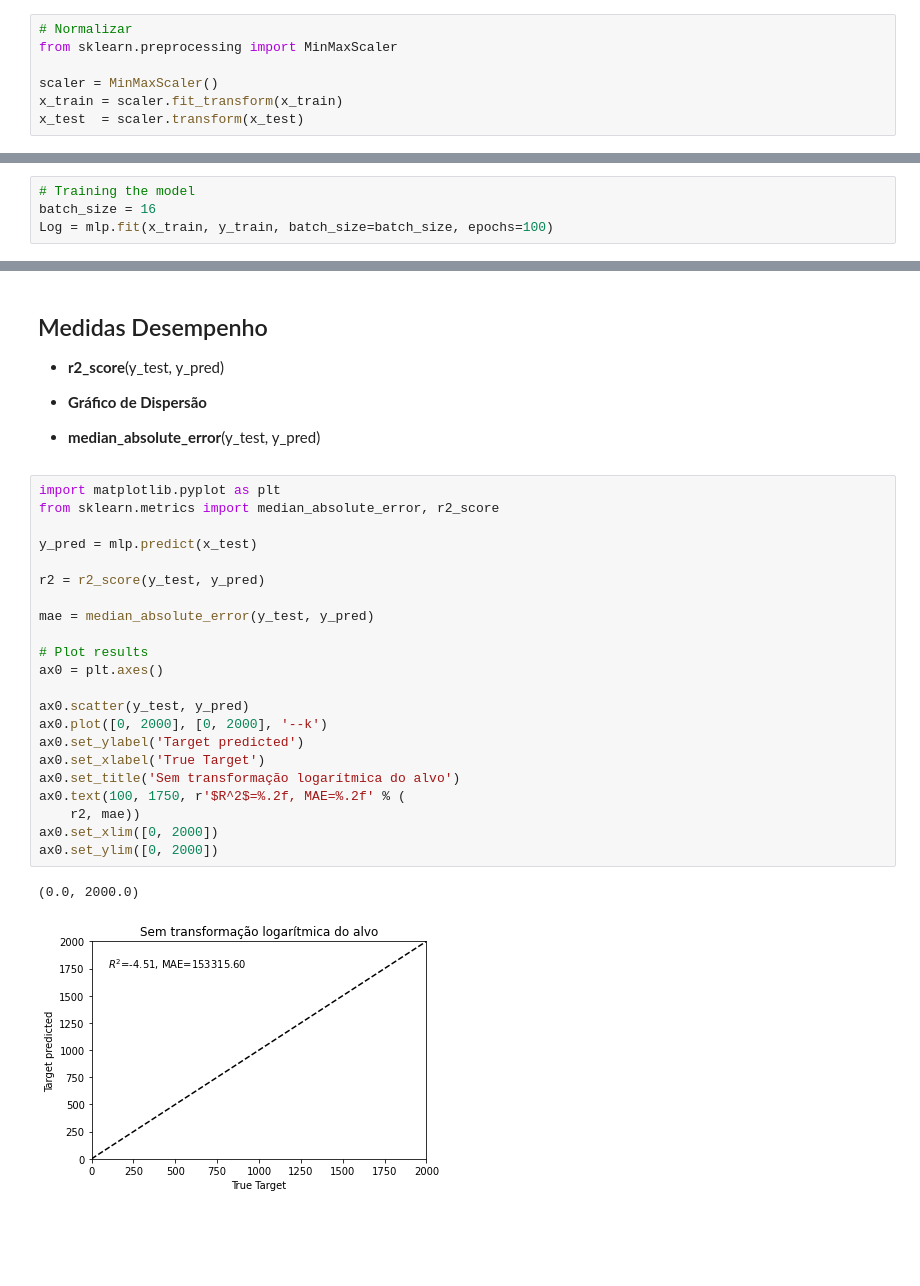
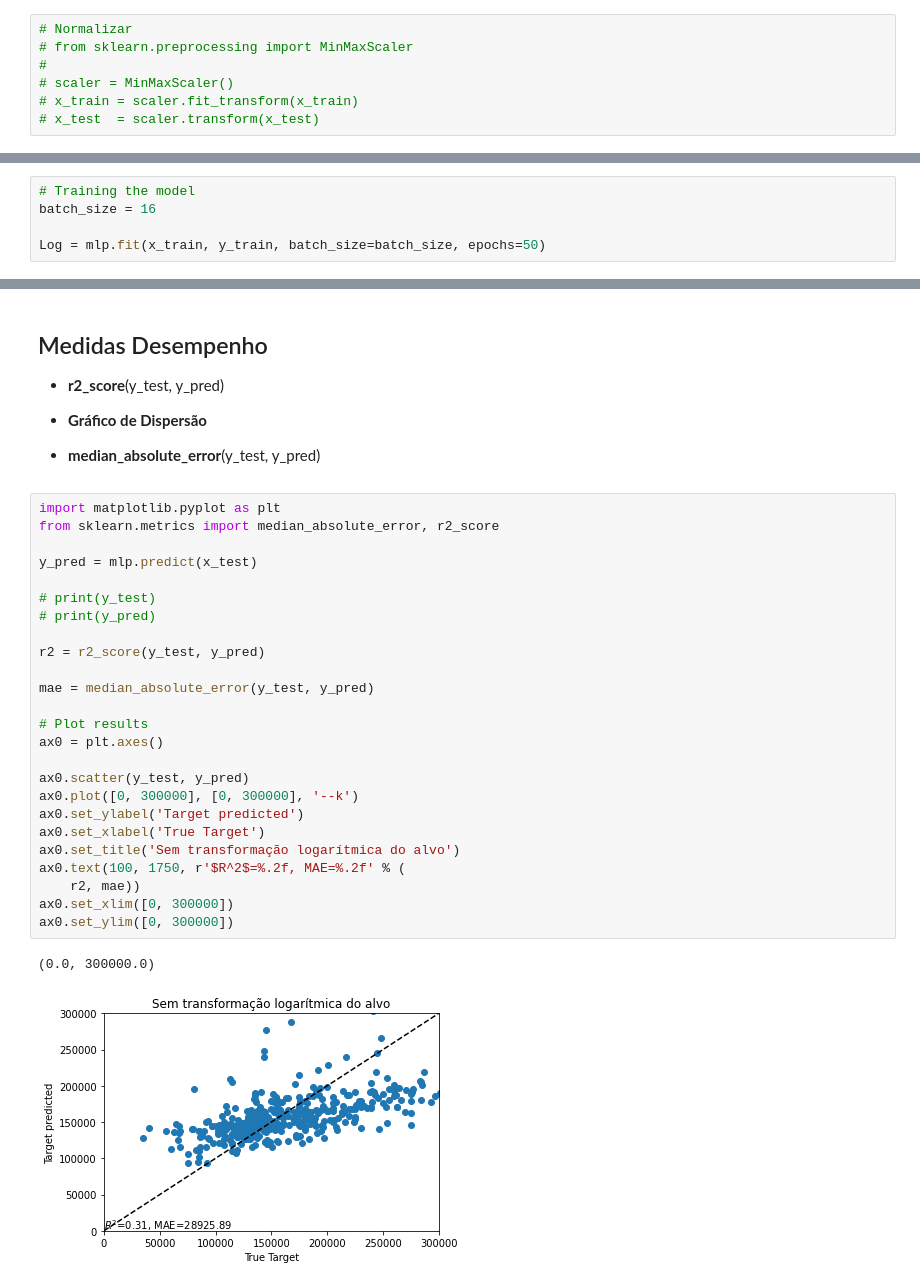
Before and after one commit to UendelC/variable-selection-project, a Jupyter notebook: regressao-com-redes-neurais/desenvolvimento-do-modelo/model.ipynb, the cells around one changed output, grey strips where cells are left out. Drawn from its saved outputs; the diff is of its cells as text; blank space fills up the shorter version.

```diff
--- a/regressao-com-redes-neurais/desenvolvimento-do-modelo/model.ipynb
+++ b/regressao-com-redes-neurais/desenvolvimento-do-modelo/model.ipynb
@@ -16,10 +20,10 @@ y_test_log = pd.read_csv('../pre-processamento-e-transformacao/Y_TEST_LOG.csv')
 # %%
 # Normalizar
-from sklearn.preprocessing import MinMaxScaler
-
-scaler = MinMaxScaler()
-x_train = scaler.fit_transform(x_train)
-x_test  = scaler.transform(x_test)
+# from sklearn.preprocessing import MinMaxScaler
+#
+# scaler = MinMaxScaler()
+# x_train = scaler.fit_transform(x_train)
+# x_test  = scaler.transform(x_test)
 # %%
 # Creating model
 input_neuron, hidden_neuron, output_neuron = np.size(x_train, 1), 3, 1
@@ -51,5 +55,6 @@ mlp.compile(optimizer="adam", loss="mse")
 # %%
 # Training the model
 batch_size = 16
-Log = mlp.fit(x_train, y_train, batch_size=batch_size, epochs=100)
+
+Log = mlp.fit(x_train, y_train, batch_size=batch_size, epochs=50)
 # %% [output]
@@ -81,26 +86,29 @@ Epoch 100/100
 # %%
 import matplotlib.pyplot as plt
 from sklearn.metrics import median_absolute_error, r2_score
 
 y_pred = mlp.predict(x_test)
+
+# print(y_test)
+# print(y_pred)
 
 r2 = r2_score(y_test, y_pred)
 
 mae = median_absolute_error(y_test, y_pred)
 
 # Plot results
 ax0 = plt.axes()
 
 ax0.scatter(y_test, y_pred)
-ax0.plot([0, 2000], [0, 2000], '--k')
+ax0.plot([0, 300000], [0, 300000], '--k')
 ax0.set_ylabel('Target predicted')
 ax0.set_xlabel('True Target')
 ax0.set_title('Sem transformação logarítmica do alvo')
 ax0.text(100, 1750, r'$R^2$=%.2f, MAE=%.2f' % (
     r2, mae))
-ax0.set_xlim([0, 2000])
-ax0.set_ylim([0, 2000])
+ax0.set_xlim([0, 300000])
+ax0.set_ylim([0, 300000])
 # %% [output]
-(0.0, 2000.0)
+(0.0, 300000.0)
-[figure, old version]
+[figure, new version]
 # %%
```
Also changed, not shown: parts of 6 cells of this notebook, 1 other file.
